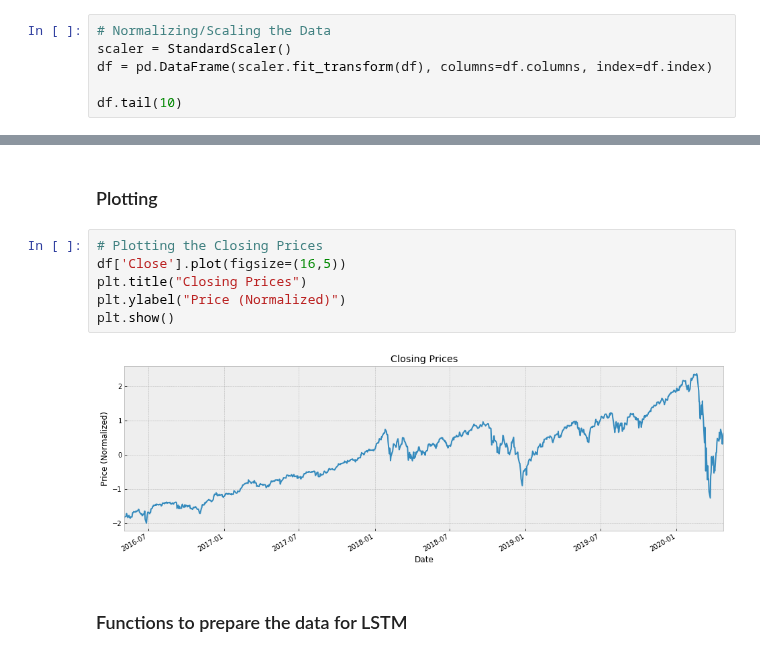
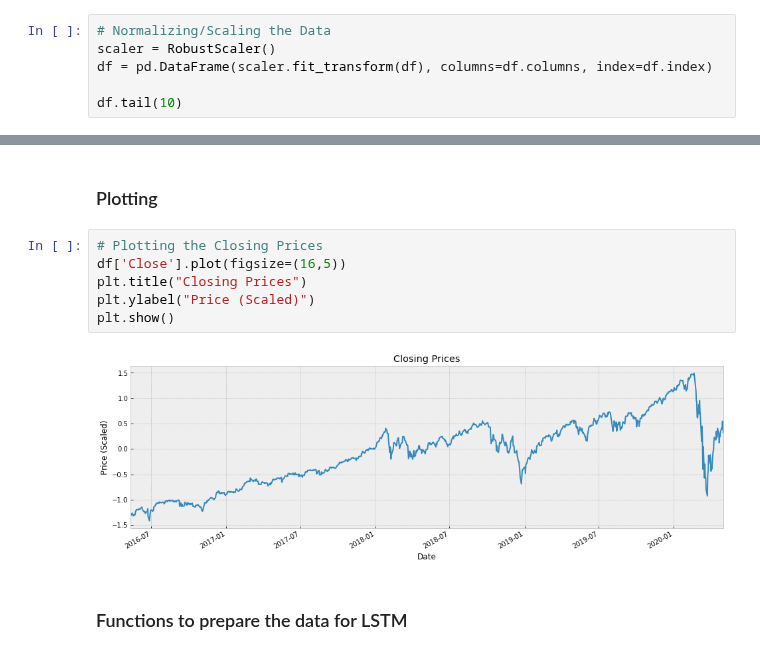
Before and after one commit to marcosan93/Price-Forecaster, a Jupyter notebook: Stock-RNN-Deep-Learning-TechIndicators.ipynb, the cells around one changed output, grey strips where cells are left out. Cells and saved outputs as stored; diff of their text form.

```diff
--- a/Stock-RNN-Deep-Learning-TechIndicators.ipynb
+++ b/Stock-RNN-Deep-Learning-TechIndicators.ipynb
@@ -68,6 +71,6 @@ StandardScaler(copy=True, with_mean=True, with_std=True)
 # %%
 # Normalizing/Scaling the Data
-scaler = StandardScaler()
+scaler = RobustScaler()
 df = pd.DataFrame(scaler.fit_transform(df), columns=df.columns, index=df.index)
 
 df.tail(10)
@@ -90,11 +93,11 @@ df.tail(10)
 # %%
 # Plotting the Closing Prices
 df['Close'].plot(figsize=(16,5))
 plt.title("Closing Prices")
-plt.ylabel("Price (Normalized)")
+plt.ylabel("Price (Scaled)")
 plt.show()
 # %% [output]
-[figure, old version]
+[figure, new version]
 # %% [markdown]
 ### Functions to prepare the data for LSTM
 # %%
```
Also changed, not shown: parts of 15 cells of this notebook, 1 other file.
